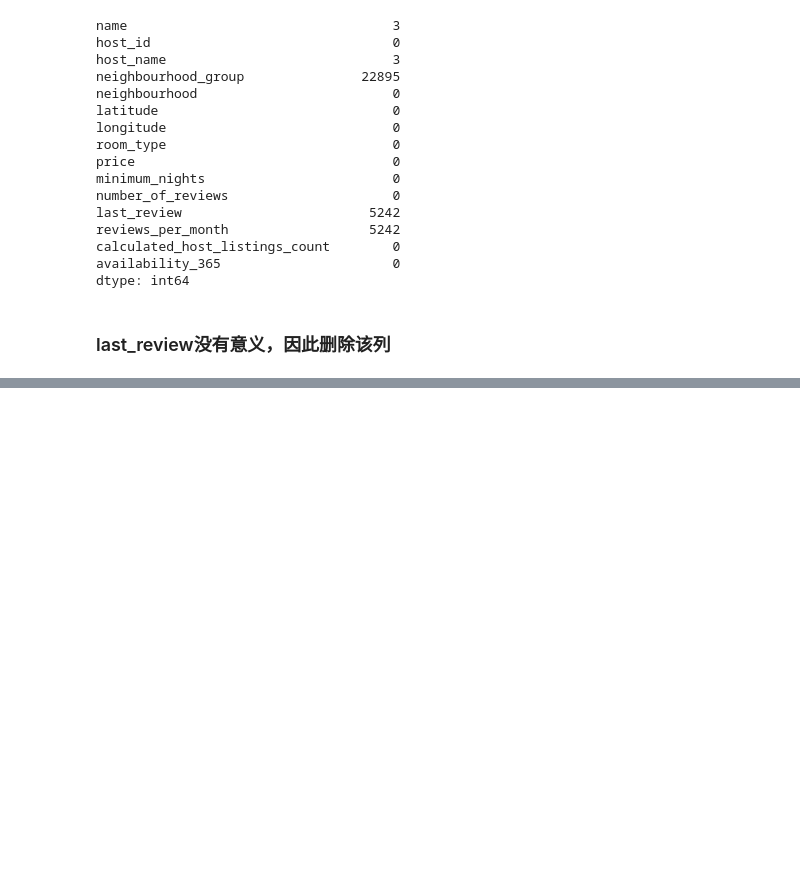
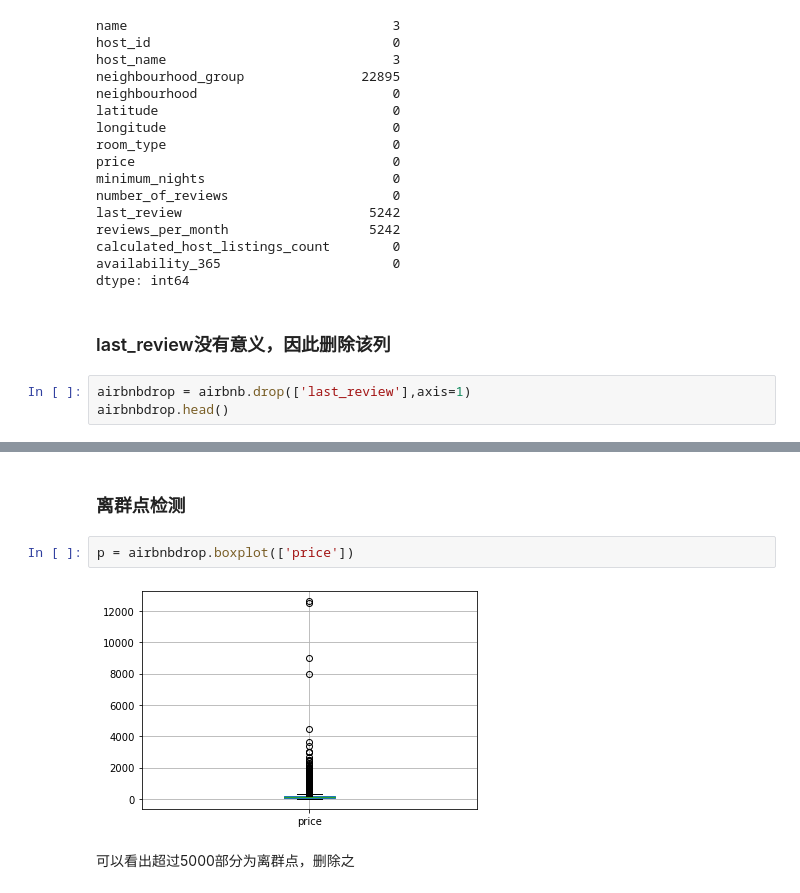
Before and after one commit to chen-zi-han/datamining, a Jupyter notebook: dataminig.ipynb, the cells around one changed output, grey strips where cells are left out. Cells and saved outputs as stored; diff of their text form; blank space fills up the shorter version.

```diff
--- a/dataminig.ipynb
+++ b/dataminig.ipynb
@@ -331,3 +331,6 @@ availability_365                      0
 dtype: int64
 # %% [markdown]
 ### last_review没有意义，因此删除该列
+# %%
+airbnbdrop = airbnb.drop(['last_review'],axis=1)
+airbnbdrop.head()
@@ -333,0 +344,8 @@ dtype: int64
+# %% [markdown]
+### 离群点检测
+# %%
+p = airbnbdrop.boxplot(['price'])
+# %% [output]
+[figure, added]
+# %% [markdown]
+可以看出超过5000部分为离群点，删除之
```
Also changed, not shown: parts of 3 cells of this notebook, 1 other file.
